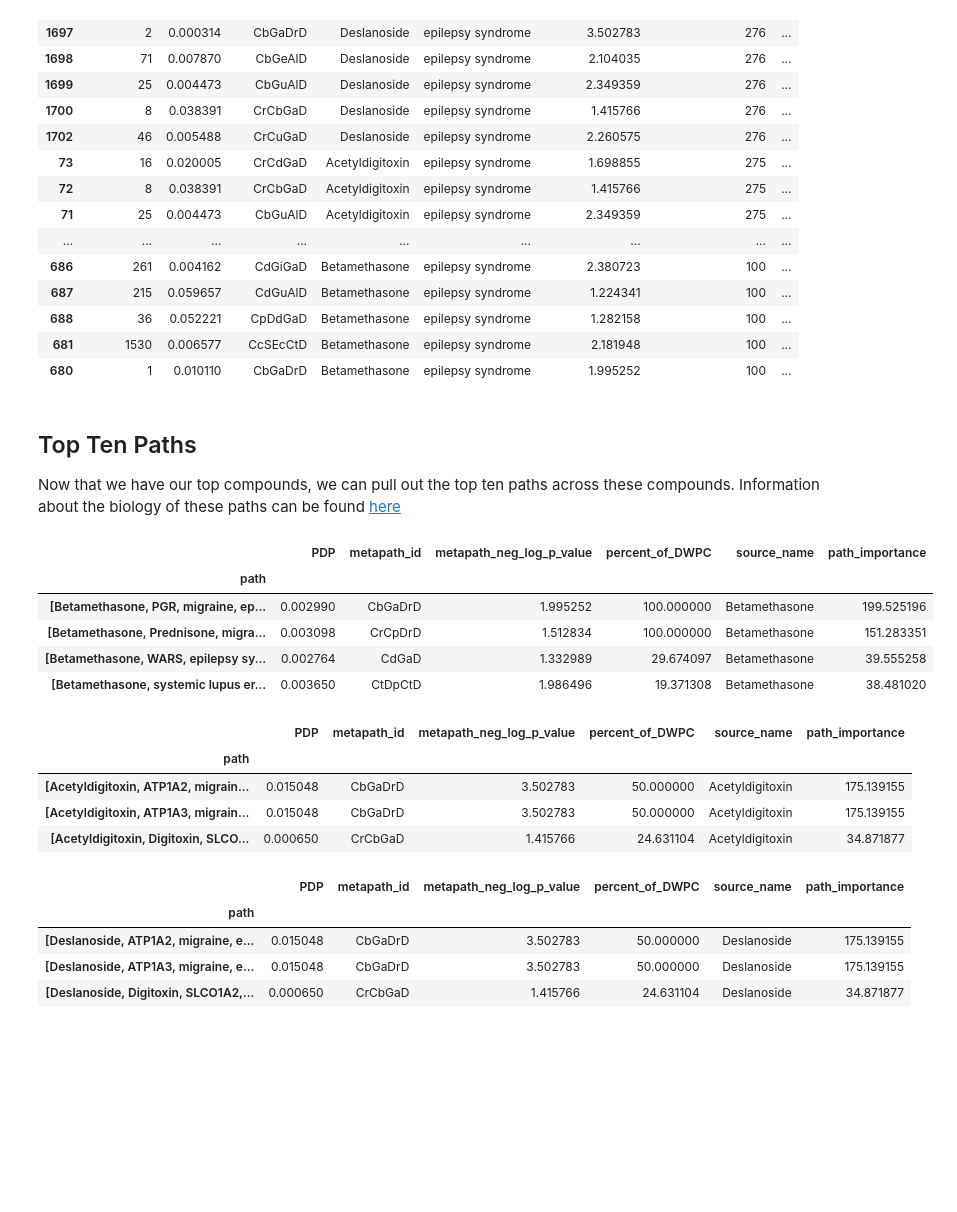
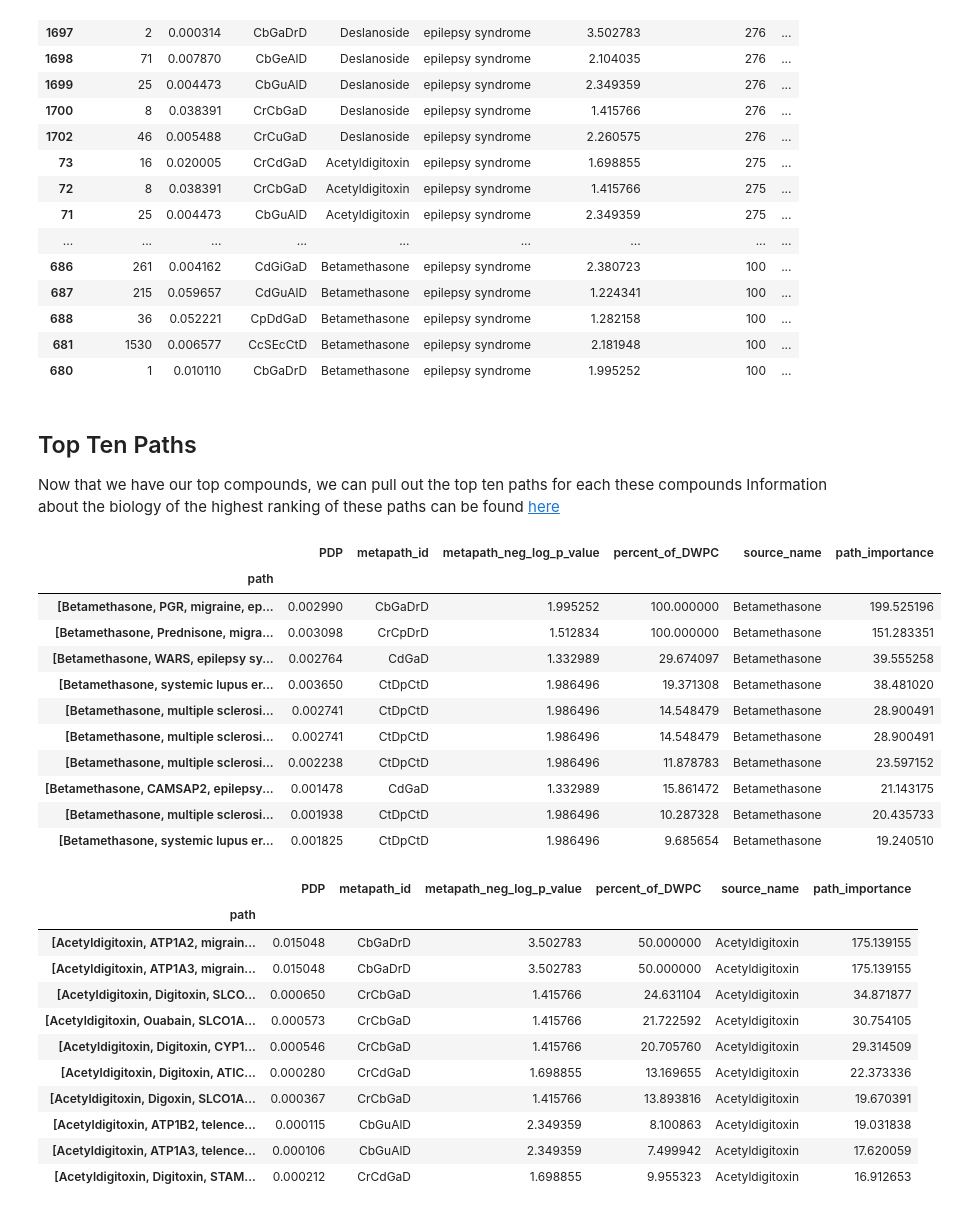
Before and after one commit to greenelab/connectivity-search-analyses, a Jupyter notebook: explore/Supervised_Unsupervised_Corner_Cases.ipynb, the cells around one changed output. Cells and saved outputs as stored; diff of their text form; code cells hidden in the pictures; blank space fills up the shorter version.

Commit message:
Show the top ten paths for each compound

```diff
--- a/explore/Supervised_Unsupervised_Corner_Cases.ipynb
+++ b/explore/Supervised_Unsupervised_Corner_Cases.ipynb
@@ -274,31 +274,36 @@ results_df = pandas.DataFrame(combined_results)
 results_df['path_importance'] = results_df['metapath_neg_log_p_value'] * results_df['percent_of_DWPC']
 # %% [markdown]
 ## Top Ten Paths
-Now that we have our top compounds, we can pull out the top ten paths across these compounds. Information about the biology of these paths can be found [here](https://github.com/greenelab/hetmech/pull/160#issuecomment-473359254)
+Now that we have our top compounds, we can pull out the top ten paths for each these compounds Information about the biology of the highest ranking of these paths can be found [here](https://github.com/greenelab/hetmech/pull/160#issuecomment-473359254)
 # %%
-top_ten_paths_df = results_df.sort_values(by='path_importance', ascending=False).head(10).set_index('path')
+top_paths_df = results_df.sort_values(by='path_importance', ascending=False).set_index('path')
-# %%
-top_ten_paths_df[top_ten_paths_df['source_name'] == 'Betamethasone']
-# %% [output]
-|  | PDP | metapath_id | metapath_neg_log_p_value | percent_of_DWPC | source_name | path_importance |
-| path |  |  |  |  |  |  |
-| [Betamethasone, PGR, migraine, ep... | 0.002990 | CbGaDrD | 1.995252 | 100.000000 | Betamethasone | 199.525196 |
-| [Betamethasone, Prednisone, migra... | 0.003098 | CrCpDrD | 1.512834 | 100.000000 | Betamethasone | 151.283351 |
-| [Betamethasone, WARS, epilepsy sy... | 0.002764 | CdGaD | 1.332989 | 29.674097 | Betamethasone | 39.555258 |
-| [Betamethasone, systemic lupus er... | 0.003650 | CtDpCtD | 1.986496 | 19.371308 | Betamethasone | 38.481020 |
-# %%
-top_ten_paths_df[top_ten_paths_df['source_name'] == 'Acetyldigitoxin']
-# %% [output]
-|  | PDP | metapath_id | metapath_neg_log_p_value | percent_of_DWPC | source_name | path_importance |
-| path |  |  |  |  |  |  |
-| [Acetyldigitoxin, ATP1A2, migrain... | 0.015048 | CbGaDrD | 3.502783 | 50.000000 | Acetyldigitoxin | 175.139155 |
-| [Acetyldigitoxin, ATP1A3, migrain... | 0.015048 | CbGaDrD | 3.502783 | 50.000000 | Acetyldigitoxin | 175.139155 |
-| [Acetyldigitoxin, Digitoxin, SLCO... | 0.000650 | CrCbGaD | 1.415766 | 24.631104 | Acetyldigitoxin | 34.871877 |
-# %%
-top_ten_paths_df[top_ten_paths_df['source_name'] == 'Deslanoside']
-# %% [output]
-|  | PDP | metapath_id | metapath_neg_log_p_value | percent_of_DWPC | source_name | path_importance |
-| path |  |  |  |  |  |  |
-| [Deslanoside, ATP1A2, migraine, e... | 0.015048 | CbGaDrD | 3.502783 | 50.000000 | Deslanoside | 175.139155 |
-| [Deslanoside, ATP1A3, migraine, e... | 0.015048 | CbGaDrD | 3.502783 | 50.000000 | Deslanoside | 175.139155 |
-| [Deslanoside, Digitoxin, SLCO1A2,... | 0.000650 | CrCbGaD | 1.415766 | 24.631104 | Deslanoside | 34.871877 |
+# %%
+top_paths_df[top_paths_df['source_name'] == 'Betamethasone'].head(10)
+# %% [output]
+|  | PDP | metapath_id | metapath_neg_log_p_value | percent_of_DWPC | source_name | path_importance |
+| path |  |  |  |  |  |  |
+| [Betamethasone, PGR, migraine, ep... | 0.002990 | CbGaDrD | 1.995252 | 100.000000 | Betamethasone | 199.525196 |
+| [Betamethasone, Prednisone, migra... | 0.003098 | CrCpDrD | 1.512834 | 100.000000 | Betamethasone | 151.283351 |
+| [Betamethasone, WARS, epilepsy sy... | 0.002764 | CdGaD | 1.332989 | 29.674097 | Betamethasone | 39.555258 |
+| [Betamethasone, systemic lupus er... | 0.003650 | CtDpCtD | 1.986496 | 19.371308 | Betamethasone | 38.481020 |
+| [Betamethasone, multiple sclerosi... | 0.002741 | CtDpCtD | 1.986496 | 14.548479 | Betamethasone | 28.900491 |
+| [Betamethasone, multiple sclerosi... | 0.002741 | CtDpCtD | 1.986496 | 14.548479 | Betamethasone | 28.900491 |
+| [Betamethasone, multiple sclerosi... | 0.002238 | CtDpCtD | 1.986496 | 11.878783 | Betamethasone | 23.597152 |
+| [Betamethasone, CAMSAP2, epilepsy... | 0.001478 | CdGaD | 1.332989 | 15.861472 | Betamethasone | 21.143175 |
+| [Betamethasone, multiple sclerosi... | 0.001938 | CtDpCtD | 1.986496 | 10.287328 | Betamethasone | 20.435733 |
+| [Betamethasone, systemic lupus er... | 0.001825 | CtDpCtD | 1.986496 | 9.685654 | Betamethasone | 19.240510 |
+# %%
+top_paths_df[top_paths_df['source_name'] == 'Acetyldigitoxin'].head(10)
+# %% [output]
+|  | PDP | metapath_id | metapath_neg_log_p_value | percent_of_DWPC | source_name | path_importance |
+| path |  |  |  |  |  |  |
+| [Acetyldigitoxin, ATP1A2, migrain... | 0.015048 | CbGaDrD | 3.502783 | 50.000000 | Acetyldigitoxin | 175.139155 |
+| [Acetyldigitoxin, ATP1A3, migrain... | 0.015048 | CbGaDrD | 3.502783 | 50.000000 | Acetyldigitoxin | 175.139155 |
+| [Acetyldigitoxin, Digitoxin, SLCO... | 0.000650 | CrCbGaD | 1.415766 | 24.631104 | Acetyldigitoxin | 34.871877 |
+| [Acetyldigitoxin, Ouabain, SLCO1A... | 0.000573 | CrCbGaD | 1.415766 | 21.722592 | Acetyldigitoxin | 30.754105 |
+| [Acetyldigitoxin, Digitoxin, CYP1... | 0.000546 | CrCbGaD | 1.415766 | 20.705760 | Acetyldigitoxin | 29.314509 |
+| [Acetyldigitoxin, Digitoxin, ATIC... | 0.000280 | CrCdGaD | 1.698855 | 13.169655 | Acetyldigitoxin | 22.373336 |
+| [Acetyldigitoxin, Digoxin, SLCO1A... | 0.000367 | CrCbGaD | 1.415766 | 13.893816 | Acetyldigitoxin | 19.670391 |
+| [Acetyldigitoxin, ATP1B2, telence... | 0.000115 | CbGuAlD | 2.349359 | 8.100863 | Acetyldigitoxin | 19.031838 |
+| [Acetyldigitoxin, ATP1A3, telence... | 0.000106 | CbGuAlD | 2.349359 | 7.499942 | Acetyldigitoxin | 17.620059 |
+| [Acetyldigitoxin, Digitoxin, STAM... | 0.000212 | CrCdGaD | 1.698855 | 9.955323 | Acetyldigitoxin | 16.912653 |
```
Also changed, not shown: parts of 4 cells of this notebook.
